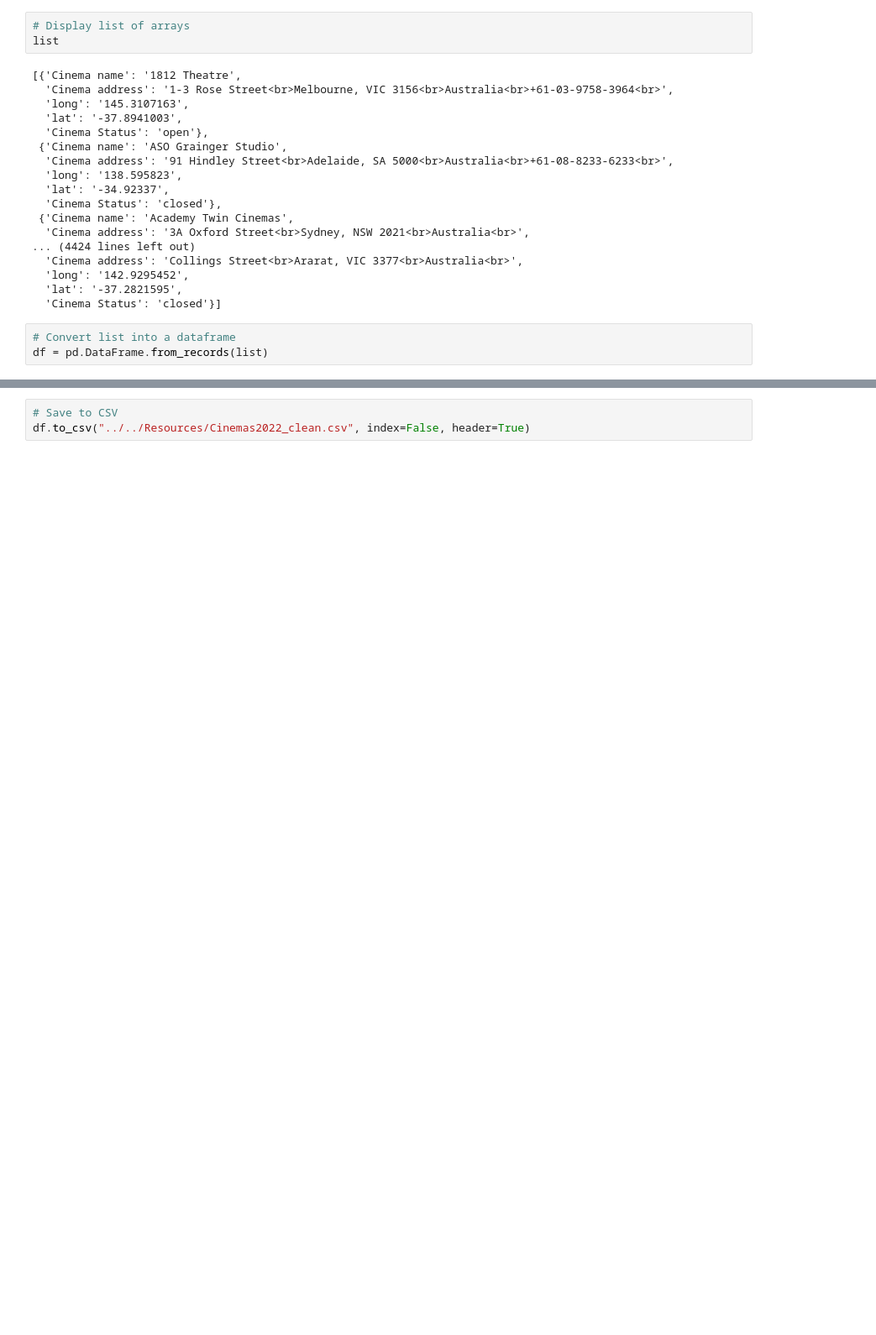
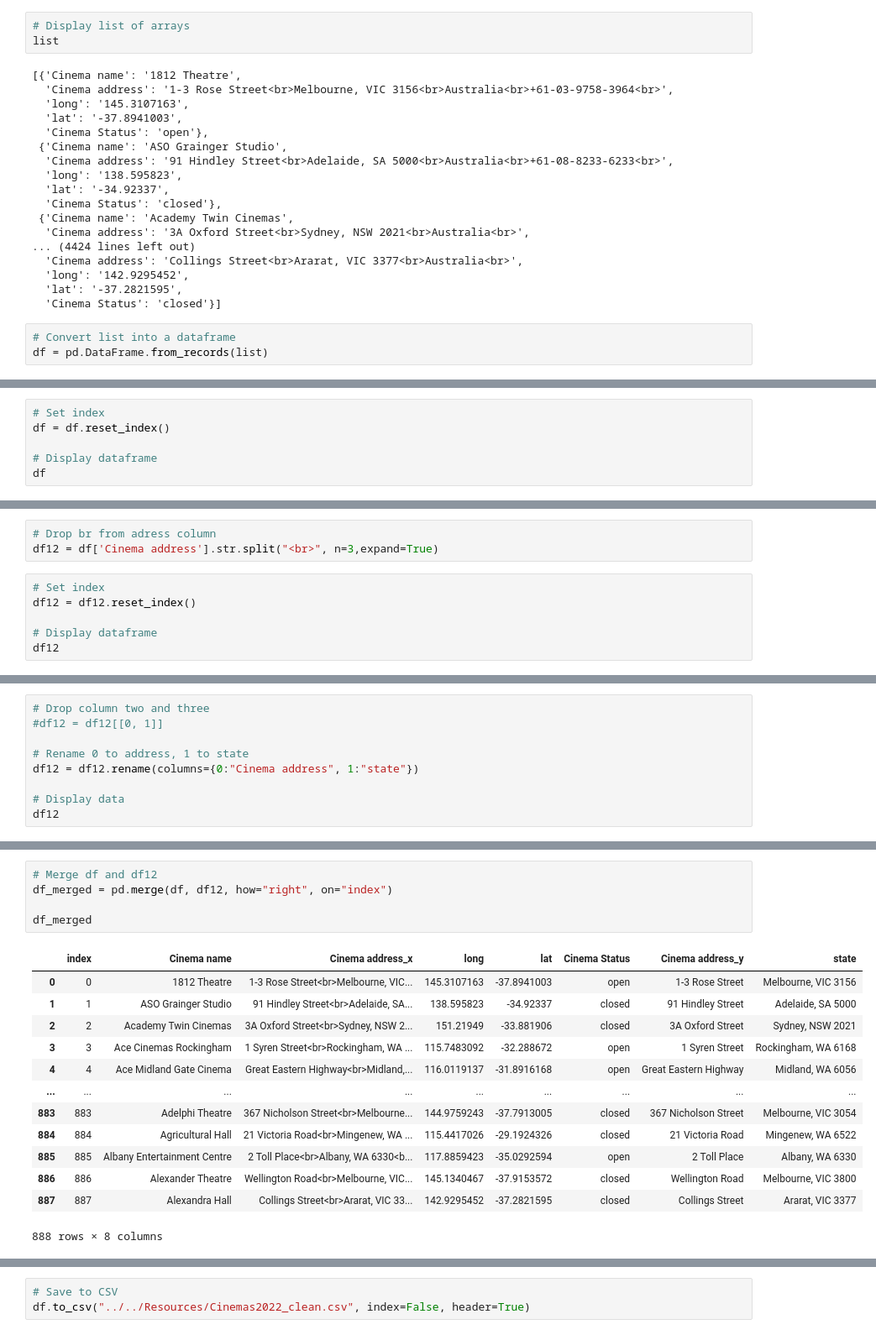
Before and after one commit to CarmenK2/Cinema-vs-Streaming, a Jupyter notebook: static/python/CinemaLocations2022.ipynb, the cells around one changed output, grey strips where cells are left out. Shown: that part at 84% size. Saved outputs shown, nothing was run; the diff lists cells and outputs as text; blank space fills up the shorter version.

Commit message:
saved data as csv

```diff
--- a/static/python/CinemaLocations2022.ipynb
+++ b/static/python/CinemaLocations2022.ipynb
@@ -189,0 +175,6 @@ df
+# %%
+# Set index
+df = df.reset_index()
+
+# Display dataframe
+df
@@ -189,0 +195,9 @@ df
+# %%
+# Drop br from adress column
+df12 = df['Cinema address'].str.split("<br>", n=3,expand=True)
+# %%
+# Set index
+df12 = df12.reset_index()
+
+# Display dataframe
+df12
@@ -189,0 +218,9 @@ df
+# %%
+# Drop column two and three
+#df12 = df12[[0, 1]]
+
+# Rename 0 to address, 1 to state
+df12 = df12.rename(columns={0:"Cinema address", 1:"state"})
+
+# Display data
+df12
@@ -189,0 +241,19 @@ df
+# %%
+# Merge df and df12
+df_merged = pd.merge(df, df12, how="right", on="index")
+
+df_merged
+# %% [output]
+|  | index | Cinema name | Cinema address_x | long | lat | Cinema Status | Cinema address_y | state |
+| 0 | 0 | 1812 Theatre | 1-3 Rose Street<br>Melbourne, VIC... | 145.3107163 | -37.8941003 | open | 1-3 Rose Street | Melbourne, VIC 3156 |
+| 1 | 1 | ASO Grainger Studio | 91 Hindley Street<br>Adelaide, SA... | 138.595823 | -34.92337 | closed | 91 Hindley Street | Adelaide, SA 5000 |
+| 2 | 2 | Academy Twin Cinemas | 3A Oxford Street<br>Sydney, NSW 2... | 151.21949 | -33.881906 | closed | 3A Oxford Street | Sydney, NSW 2021 |
+| 3 | 3 | Ace Cinemas Rockingham | 1 Syren Street<br>Rockingham, WA ... | 115.7483092 | -32.288672 | open | 1 Syren Street | Rockingham, WA 6168 |
+| 4 | 4 | Ace Midland Gate Cinema | Great Eastern Highway<br>Midland,... | 116.0119137 | -31.8916168 | open | Great Eastern Highway | Midland, WA 6056 |
+| ... | ... | ... | ... | ... | ... | ... | ... | ... |
+| 883 | 883 | Adelphi Theatre | 367 Nicholson Street<br>Melbourne... | 144.9759243 | -37.7913005 | closed | 367 Nicholson Street | Melbourne, VIC 3054 |
+| 884 | 884 | Agricultural Hall | 21 Victoria Road<br>Mingenew, WA ... | 115.4417026 | -29.1924326 | closed | 21 Victoria Road | Mingenew, WA 6522 |
+| 885 | 885 | Albany Entertainment Centre | 2 Toll Place<br>Albany, WA 6330<b... | 117.8859423 | -35.0292594 | open | 2 Toll Place | Albany, WA 6330 |
+| 886 | 886 | Alexander Theatre | Wellington Road<br>Melbourne, VIC... | 145.1340467 | -37.9153572 | closed | Wellington Road | Melbourne, VIC 3800 |
+| 887 | 887 | Alexandra Hall | Collings Street<br>Ararat, VIC 33... | 142.9295452 | -37.2821595 | closed | Collings Street | Ararat, VIC 3377 |
+888 rows × 8 columns
```
Also changed, not shown: parts of 6 cells of this notebook, 1 other file.
